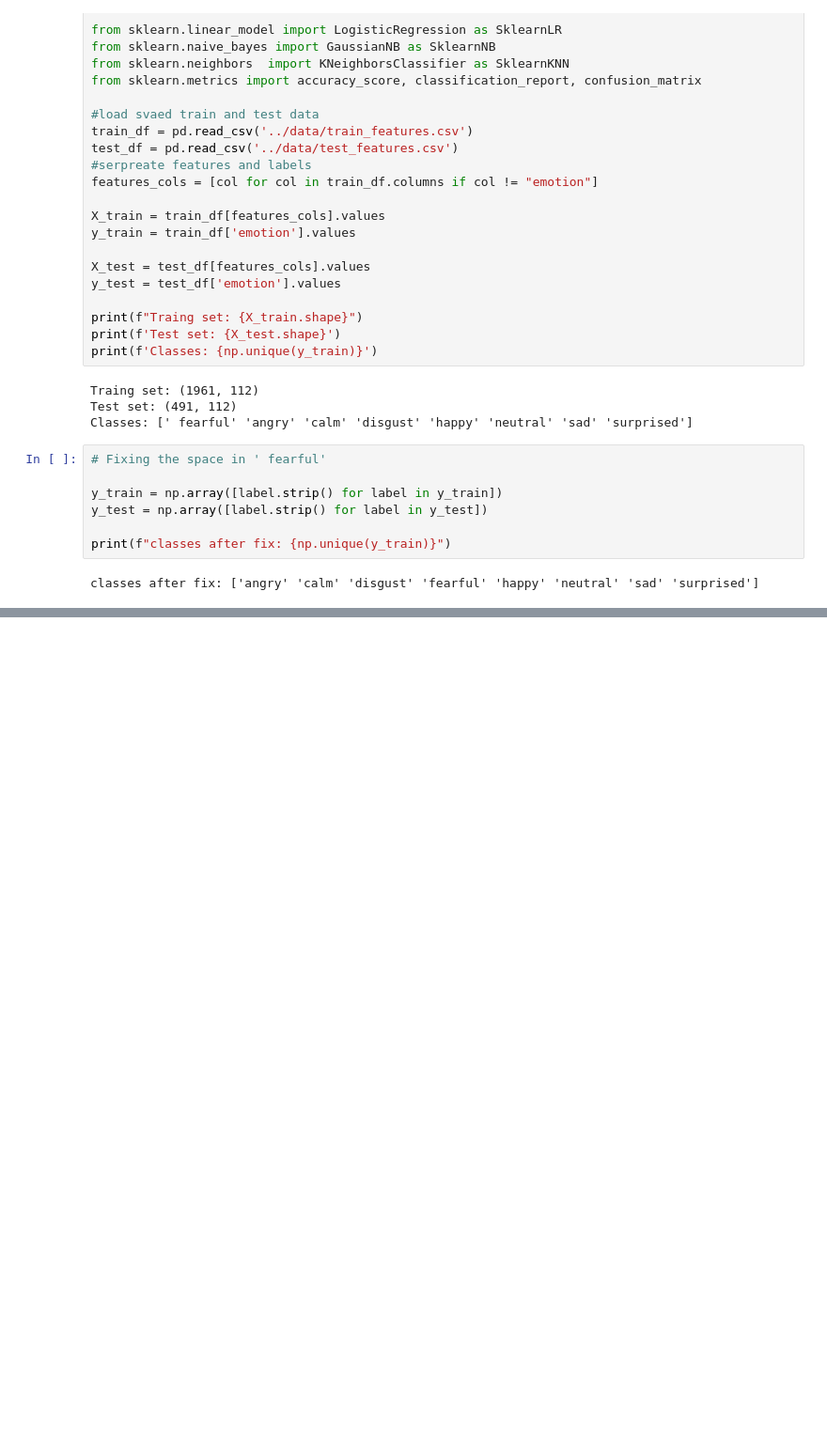
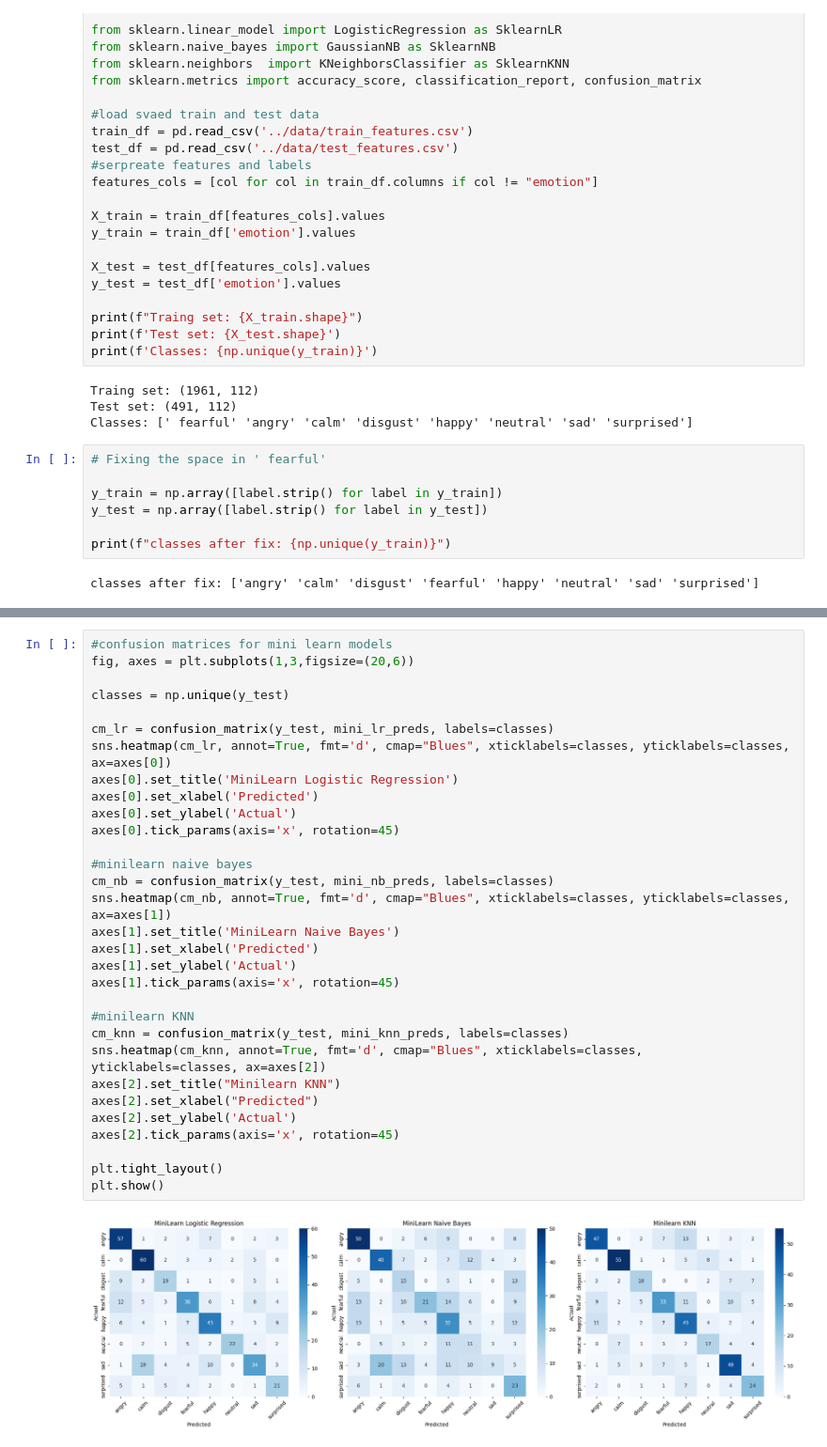
Before and after one commit to Alex-Abreu3/Project_CSE432-532, a Jupyter notebook: SER_Project/notebooks/week7_classification.ipynb, the cells around one changed output, grey strips where cells are left out. Shown at 94% size. Saved outputs shown, nothing was run; the diff lists cells and outputs as text; blank space fills up the shorter version.

```diff
--- a/SER_Project/notebooks/week7_classification.ipynb
+++ b/SER_Project/notebooks/week7_classification.ipynb
@@ -45,0 +129,33 @@ classes after fix: ['angry' 'calm' 'disgust' 'fearful' 'happy' 'neutral' 'sad' '
+# %%
+#confusion matrices for mini learn models
+fig, axes = plt.subplots(1,3,figsize=(20,6))
+
+classes = np.unique(y_test)
+
+cm_lr = confusion_matrix(y_test, mini_lr_preds, labels=classes)
+sns.heatmap(cm_lr, annot=True, fmt='d', cmap="Blues", xticklabels=classes, yticklabels=classes, ax=axes[0])
+axes[0].set_title('MiniLearn Logistic Regression')
+axes[0].set_xlabel('Predicted')
+axes[0].set_ylabel('Actual')
+axes[0].tick_params(axis='x', rotation=45)
+
+#minilearn naive bayes
+cm_nb = confusion_matrix(y_test, mini_nb_preds, labels=classes)
+sns.heatmap(cm_nb, annot=True, fmt='d', cmap="Blues", xticklabels=classes, yticklabels=classes, ax=axes[1])
+axes[1].set_title('MiniLearn Naive Bayes')
+axes[1].set_xlabel('Predicted')
+axes[1].set_ylabel('Actual')
+axes[1].tick_params(axis='x', rotation=45)
+
+#minilearn KNN
+cm_knn = confusion_matrix(y_test, mini_knn_preds, labels=classes)
+sns.heatmap(cm_knn, annot=True, fmt='d', cmap="Blues", xticklabels=classes, yticklabels=classes, ax=axes[2])
+axes[2].set_title("Minilearn KNN")
+axes[2].set_xlabel("Predicted")
+axes[2].set_ylabel('Actual')
+axes[2].tick_params(axis='x', rotation=45)
+
+plt.tight_layout()
+plt.show()
+# %% [output]
+[figure, added]
```
Also changed, not shown: parts of 4 cells of this notebook.
